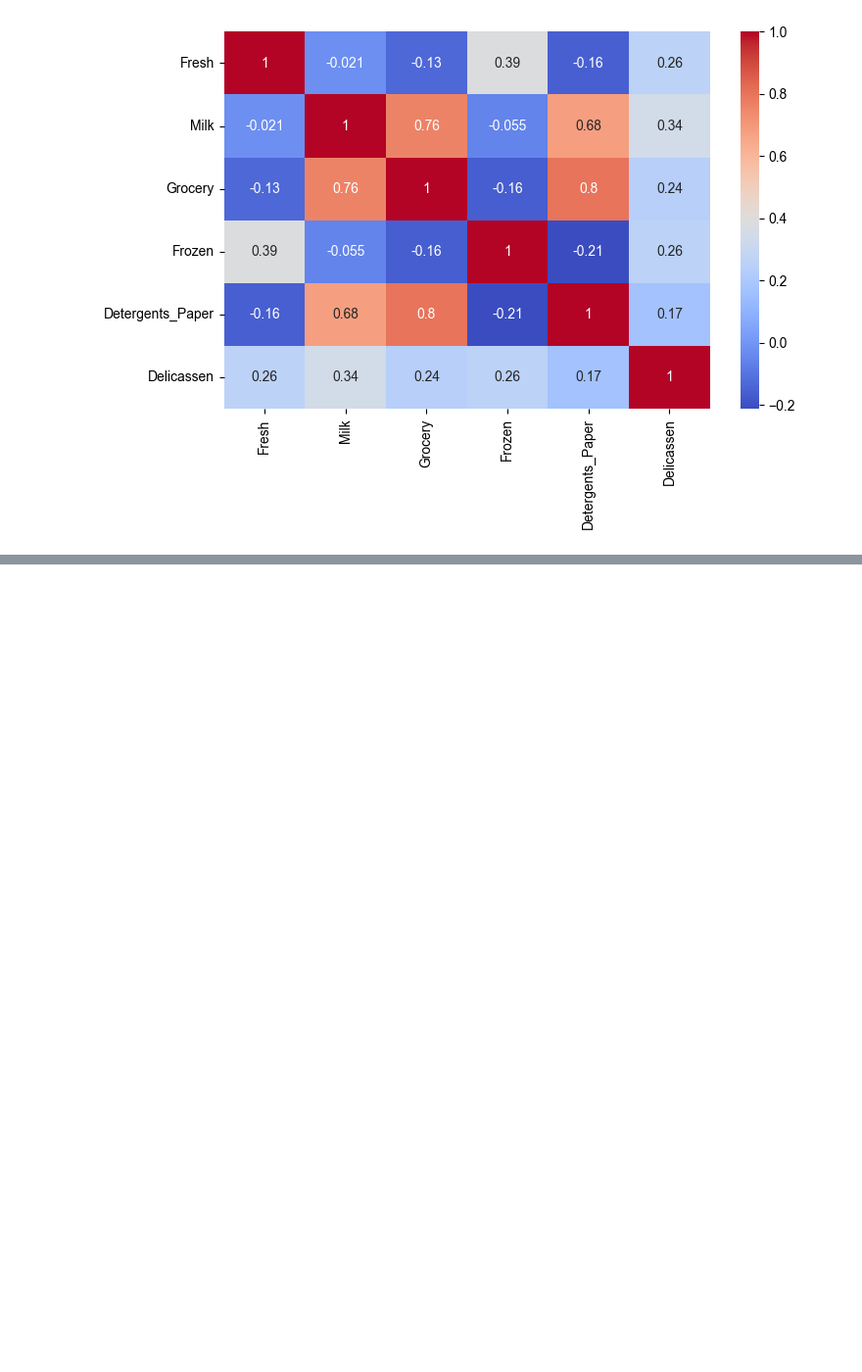
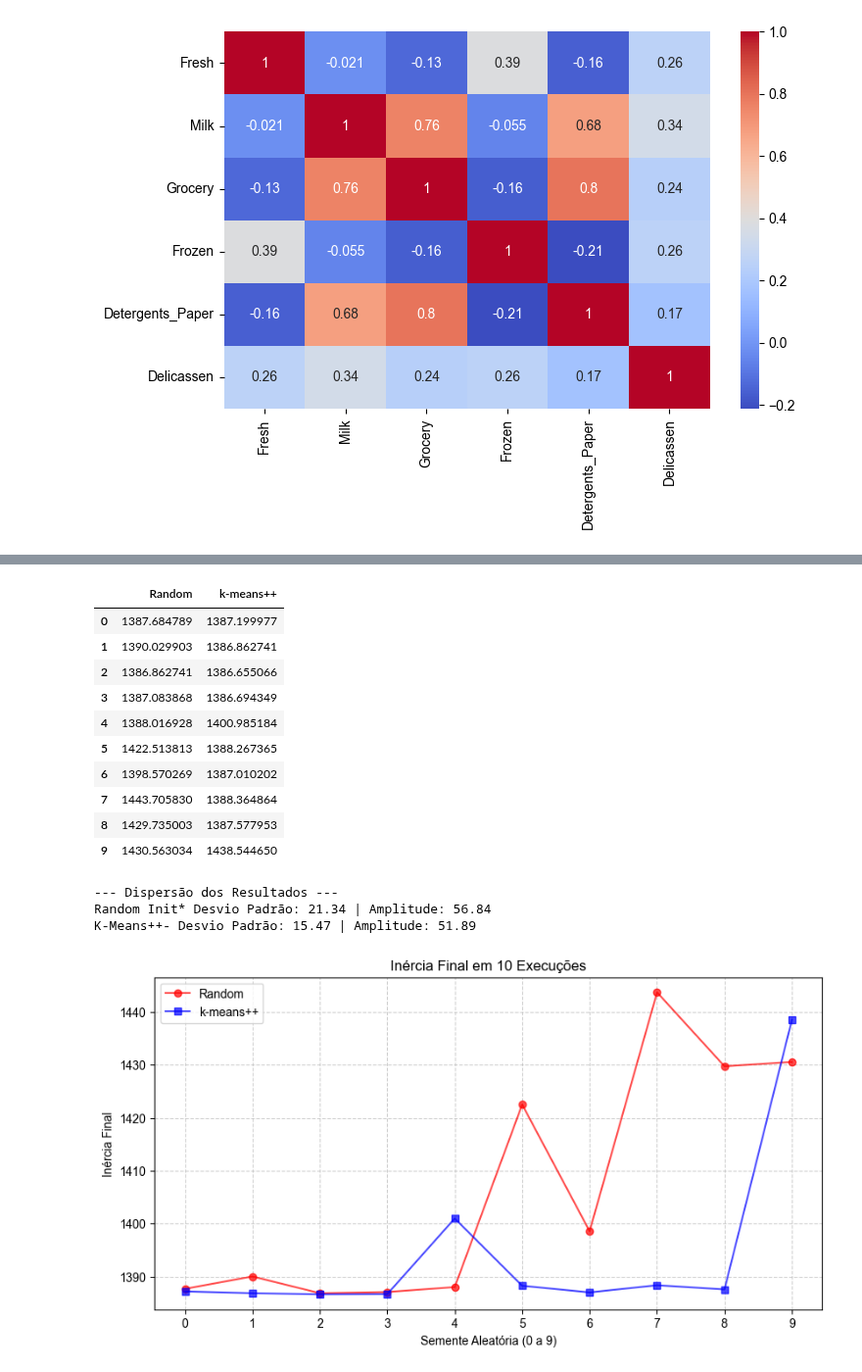
Before and after one commit to DanielNeres/Projeto_Sistemas_Inteligentes, a Jupyter notebook: Unidade_1/problema5.ipynb, the cells around one changed output, grey strips where cells are left out. Shown at 98% size. Drawn from its saved outputs; the diff is of its cells as text; code cells hidden in the pictures; blank space fills up the shorter version.

```diff
--- a/Unidade_1/problema5.ipynb
+++ b/Unidade_1/problema5.ipynb
@@ -212,0 +277,56 @@ plt.show()
+# %%
+import numpy as np
+import pandas as pd
+import matplotlib.pyplot as plt
+from sklearn.cluster import KMeans
+
+k_bichao = 4
+
+inercias_random = []
+inercias_kmeansMM = []
+
+for semente in range(10):
+    kmeans_random = KMeans(n_clusters=k_bichao, init='random', n_init=1, random_state=semente)
+    kmeans_random.fit(X_lnha)
+    inercias_random.append(kmeans_random.inertia_)
+
+    kmeans_pp = KMeans(n_clusters=k_bichao, init='k-means++', n_init=1, random_state=semente)
+    kmeans_pp.fit(X_lnha)
+    inercias_kmeansMM.append(kmeans_pp.inertia_)
+
+df_comparacao = pd.DataFrame({
+    'Random': inercias_random,
+    'k-means++': inercias_kmeansMM
+})
+display(df_comparacao)
+
+print("--- Dispersão dos Resultados ---")
+print(f"Random Init* Desvio Padrão: {np.std(inercias_random):.2f} | Amplitude: {np.max(inercias_random) - np.min(inercias_random):.2f}")
+print(f"K-Means++- Desvio Padrão: {np.std(inercias_kmeansMM):.2f} | Amplitude: {np.max(inercias_kmeansMM) - np.min(inercias_kmeansMM):.2f}")
+
+plt.figure(figsize=(10, 5))
+plt.plot(range(10), inercias_random, marker='o', linestyle='-', label="Random", color='red', alpha=0.7)
+plt.plot(range(10), inercias_kmeansMM, marker='s', linestyle='-', label="k-means++", color='blue', alpha=0.7)
+plt.title('Inércia Final em 10 Execuções')
+plt.xlabel('Semente Aleatória (0 a 9)')
+plt.ylabel('Inércia Final')
+plt.xticks(range(10))
+plt.legend()
+plt.grid(True, linestyle='--', alpha=0.6)
+plt.show()
+# %% [output]
+|  | Random | k-means++ |
+| 0 | 1387.684789 | 1387.199977 |
+| 1 | 1390.029903 | 1386.862741 |
+| 2 | 1386.862741 | 1386.655066 |
+| 3 | 1387.083868 | 1386.694349 |
+| 4 | 1388.016928 | 1400.985184 |
+| 5 | 1422.513813 | 1388.267365 |
+| 6 | 1398.570269 | 1387.010202 |
+| 7 | 1443.705830 | 1388.364864 |
+| 8 | 1429.735003 | 1387.577953 |
+| 9 | 1430.563034 | 1438.544650 |
+--- Dispersão dos Resultados ---
+Random Init* Desvio Padrão: 21.34 | Amplitude: 56.84
+K-Means++- Desvio Padrão: 15.47 | Amplitude: 51.89
+[figure, added]
```
Also changed, not shown: parts of 7 cells of this notebook.
